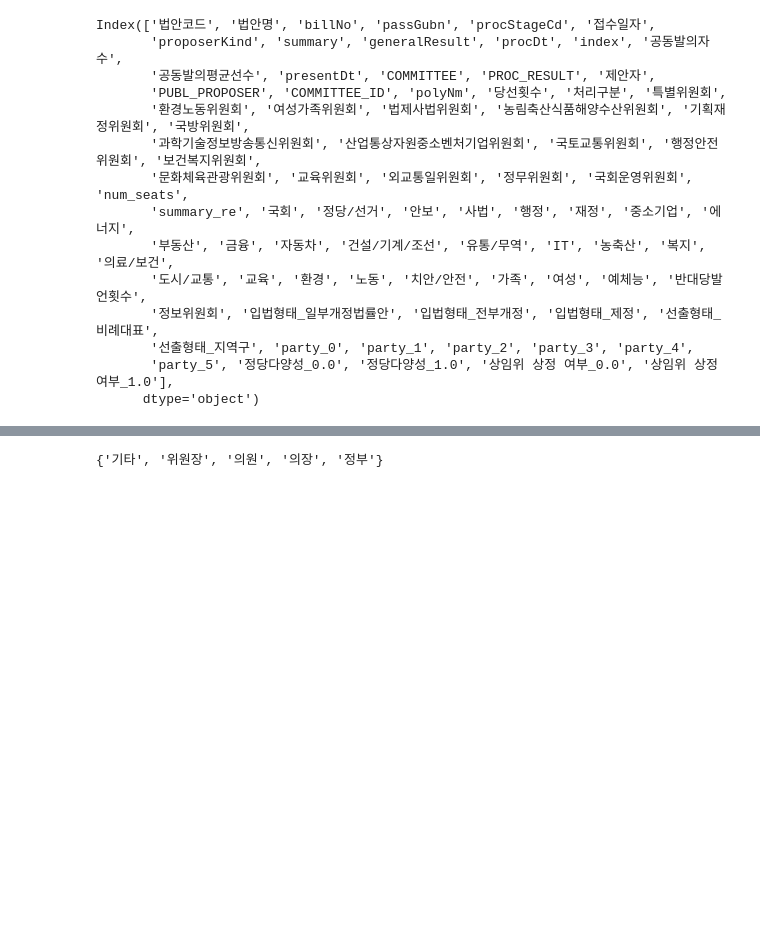
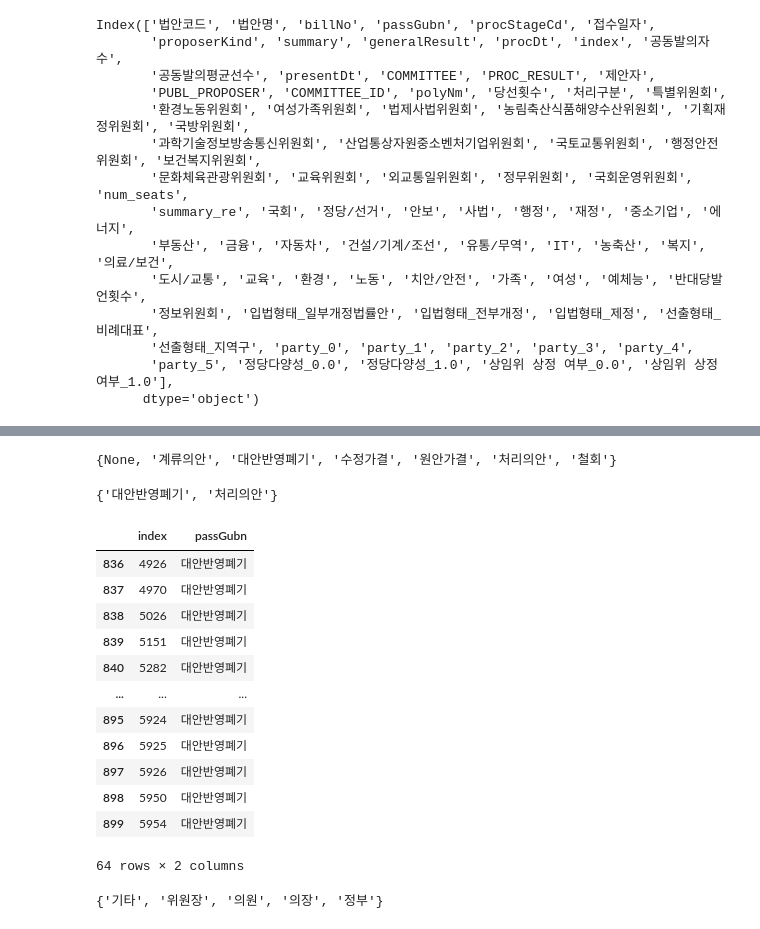
Before and after one commit to swim1927/bill_pj, a Jupyter notebook: bill_survival/data_preprocess_21th.ipynb, the cells around one changed output, grey strips where cells are left out. Cells and saved outputs as stored; diff of their text form; code cells hidden in the pictures; blank space fills up the shorter version.

```diff
--- a/bill_survival/data_preprocess_21th.ipynb
+++ b/bill_survival/data_preprocess_21th.ipynb
@@ -458,3 +529,31 @@ df = pd.DataFrame.from_records(data=rows, columns=cols)
+# %%
+a = df[df['generalResult']=='대안반영폐기']['passGubn']
+# %%
+set(df['passGubn'])
+# %% [output]
+{None, '계류의안', '대안반영폐기', '수정가결', '원안가결', '처리의안', '철회'}
+# %%
+a = a.reset_index()
+# %%
+set(a['passGubn'])
+# %% [output]
+{'대안반영폐기', '처리의안'}
+# %%
+a[a['passGubn']=='대안반영폐기']
+# %% [output]
+|  | index | passGubn |
+| 836 | 4926 | 대안반영폐기 |
+| 837 | 4970 | 대안반영폐기 |
+| 838 | 5026 | 대안반영폐기 |
+| 839 | 5151 | 대안반영폐기 |
+| 840 | 5282 | 대안반영폐기 |
+| ... | ... | ... |
+| 895 | 5924 | 대안반영폐기 |
+| 896 | 5925 | 대안반영폐기 |
+| 897 | 5926 | 대안반영폐기 |
+| 898 | 5950 | 대안반영폐기 |
+| 899 | 5954 | 대안반영폐기 |
+64 rows × 2 columns
 # %%
 set(df['proposerKind'])
 # %% [output]
```
Also changed, not shown: parts of 18 cells of this notebook, 8 other files.
